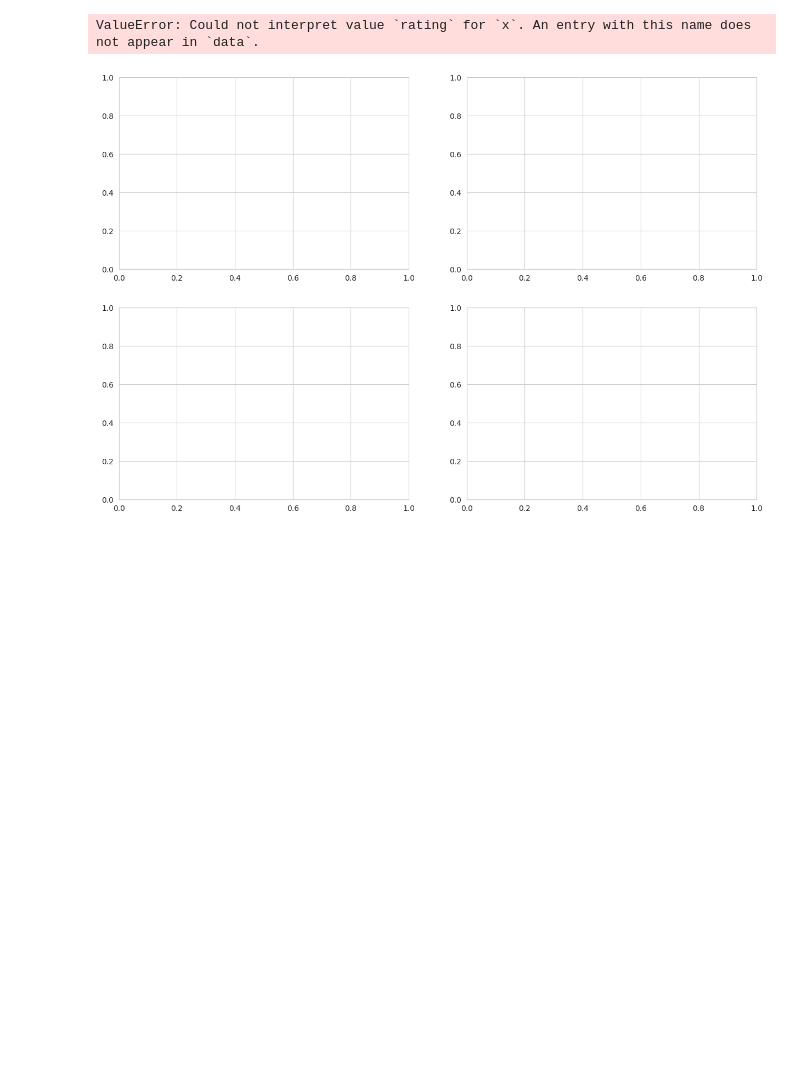
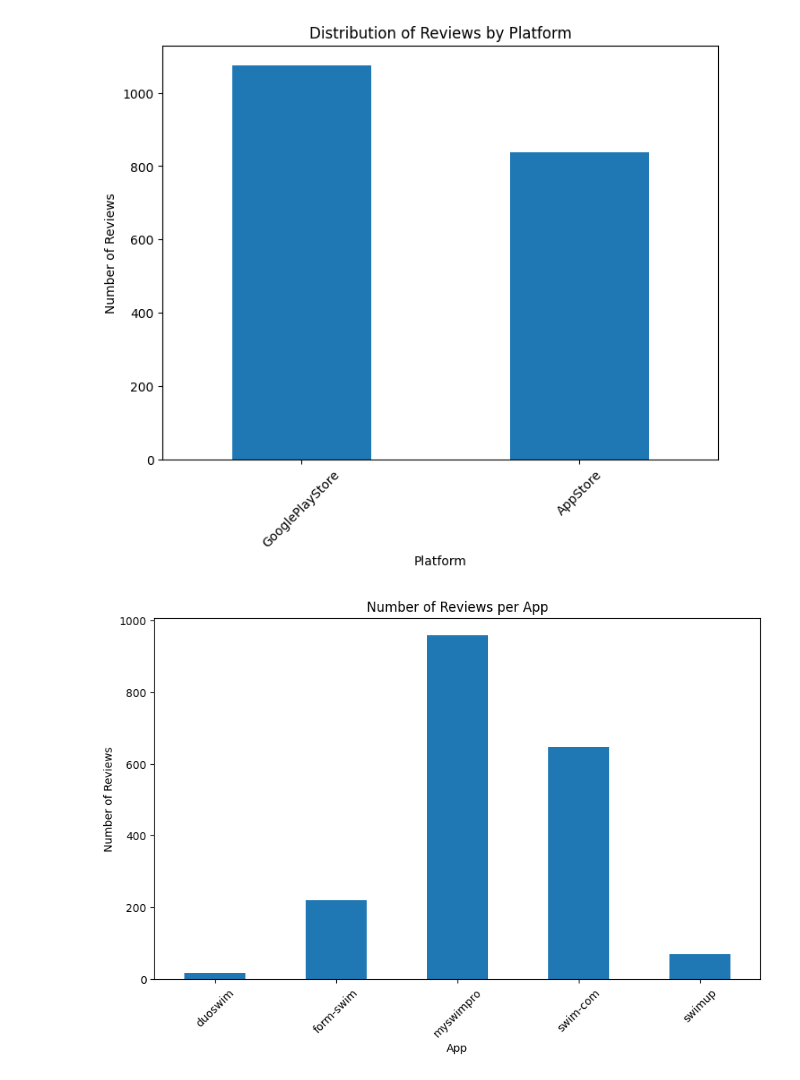
Before and after one commit to momonong/swim-apps-reviews-analysis, a Jupyter notebook: data_mining/da.ipynb, the cells around one changed output. Cells and saved outputs as stored; diff of their text form; code cells hidden in the pictures; blank space fills up the shorter version.

Commit message:
Add some simple analysis on all_concat.csv

```diff
--- a/data_mining/da.ipynb
+++ b/data_mining/da.ipynb
@@ -46,8 +48,41 @@ def plot_distribution(app_name: str):
     fig.savefig(f'result/{app_name}/{app_name}.png')
 
     plt.show()
-# %%
-plot_distribution('form-swim')
-# %% [output]
-ValueError: Could not interpret value `rating` for `x`. An entry with this name does not appear in `data`.
-[figure, removed]
+# %%
+df = pd.read_csv('new_result/all_concat.csv')
+
+# 分析平台分布
+platform_distribution = df['platform'].value_counts()
+
+# 可视化平台分布
+plt.figure(figsize=(8, 6))
+platform_distribution.plot(kind='bar')
+plt.title('Distribution of Reviews by Platform')
+plt.xlabel('Platform')
+plt.ylabel('Number of Reviews')
+plt.xticks(rotation=45)
+plt.show()
+
+# 分析每个App的评论数量和平均评分
+app_analysis = df.groupby('app').agg({'review': 'count', 'rating': 'mean'})
+
+# 可视化每个App的评论数量
+plt.figure(figsize=(10, 6))
+app_analysis['review'].plot(kind='bar')
+plt.title('Number of Reviews per App')
+plt.xlabel('App')
+plt.ylabel('Number of Reviews')
+plt.xticks(rotation=45)
+plt.show()
+
+# 可视化每个App的平均评分
+plt.figure(figsize=(10, 6))
+app_analysis['rating'].plot(kind='bar')
+plt.title('Average Rating per App')
+plt.xlabel('App')
+plt.ylabel('Average Rating')
+plt.xticks(rotation=45)
+plt.show()
+# %% [output]
+[figure, added]
+[figure, added]
```
Also changed, not shown: parts of 4 cells of this notebook, 2 other files.
